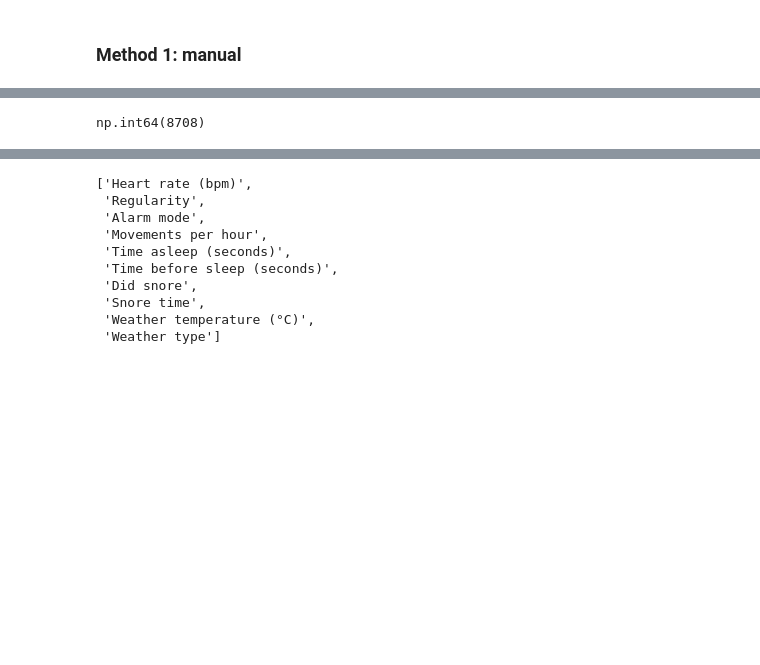
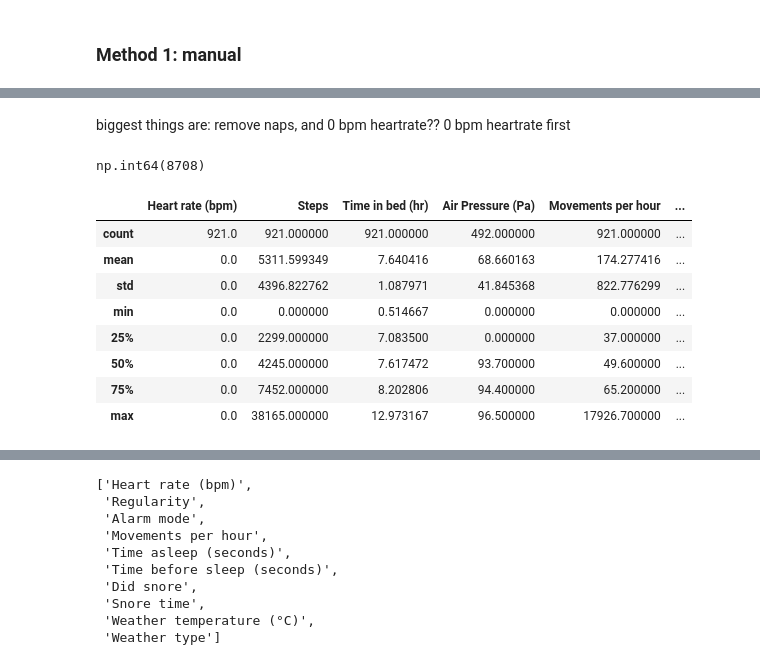
Before and after one commit to ricd99/endToEndML, a Jupyter notebook: notebooks/EDA.ipynb, the cells around one changed output, grey strips where cells are left out. Saved outputs shown, nothing was run; the diff lists cells and outputs as text; code cells hidden in the pictures; blank space fills up the shorter version.

```diff
--- a/notebooks/EDA.ipynb
+++ b/notebooks/EDA.ipynb
@@ -181,4 +217,18 @@ df = df.drop(columns=cols_over_half_nan)
+# %% [markdown]
+biggest things are: remove naps, and 0 bpm heartrate?? 0 bpm heartrate first
 # %%
 df.isna().sum().sum()
 # %% [output]
 np.int64(8708)
+# %%
+df2.describe()
+# %% [output]
+|  | Heart rate (bpm) | Steps | Time in bed (hr) | Air Pressure (Pa) | Movements per hour | ... |
+| count | 921.0 | 921.000000 | 921.000000 | 492.000000 | 921.000000 | ... |
+| mean | 0.0 | 5311.599349 | 7.640416 | 68.660163 | 174.277416 | ... |
+| std | 0.0 | 4396.822762 | 1.087971 | 41.845368 | 822.776299 | ... |
+| min | 0.0 | 0.000000 | 0.514667 | 0.000000 | 0.000000 | ... |
+| 25% | 0.0 | 2299.000000 | 7.083500 | 0.000000 | 37.000000 | ... |
+| 50% | 0.0 | 4245.000000 | 7.617472 | 93.700000 | 49.600000 | ... |
+| 75% | 0.0 | 7452.000000 | 8.202806 | 94.400000 | 65.200000 | ... |
+| max | 0.0 | 38165.000000 | 12.973167 | 96.500000 | 17926.700000 | ... |
```
Also changed, not shown: parts of 8 cells of this notebook.
